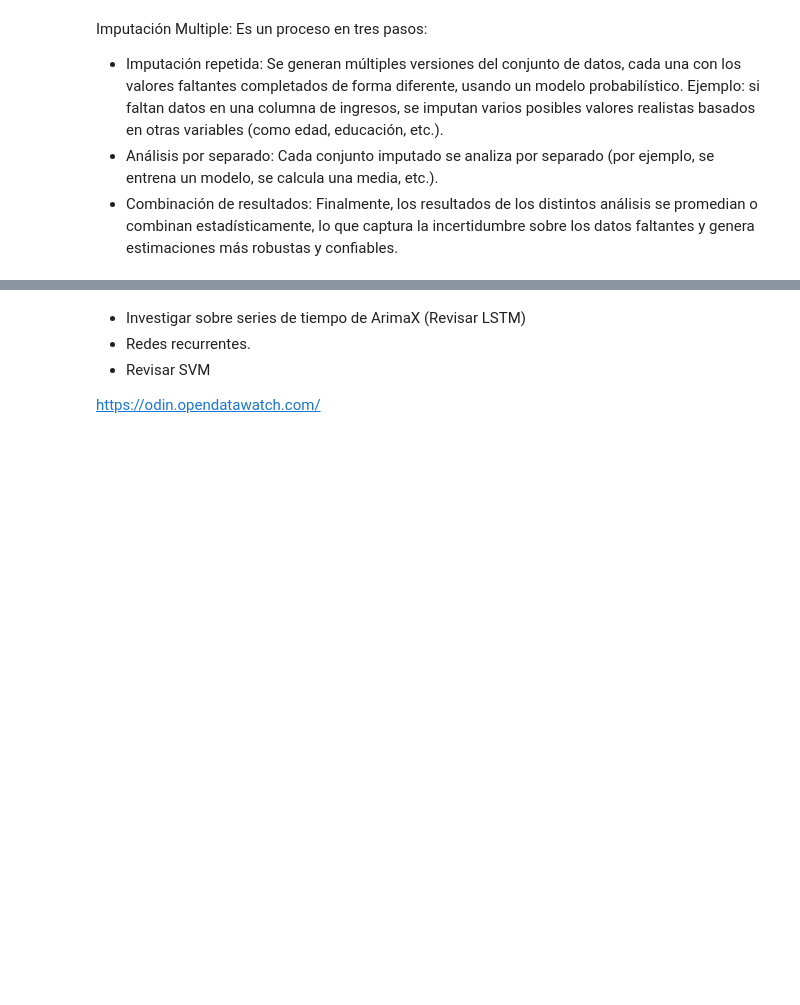
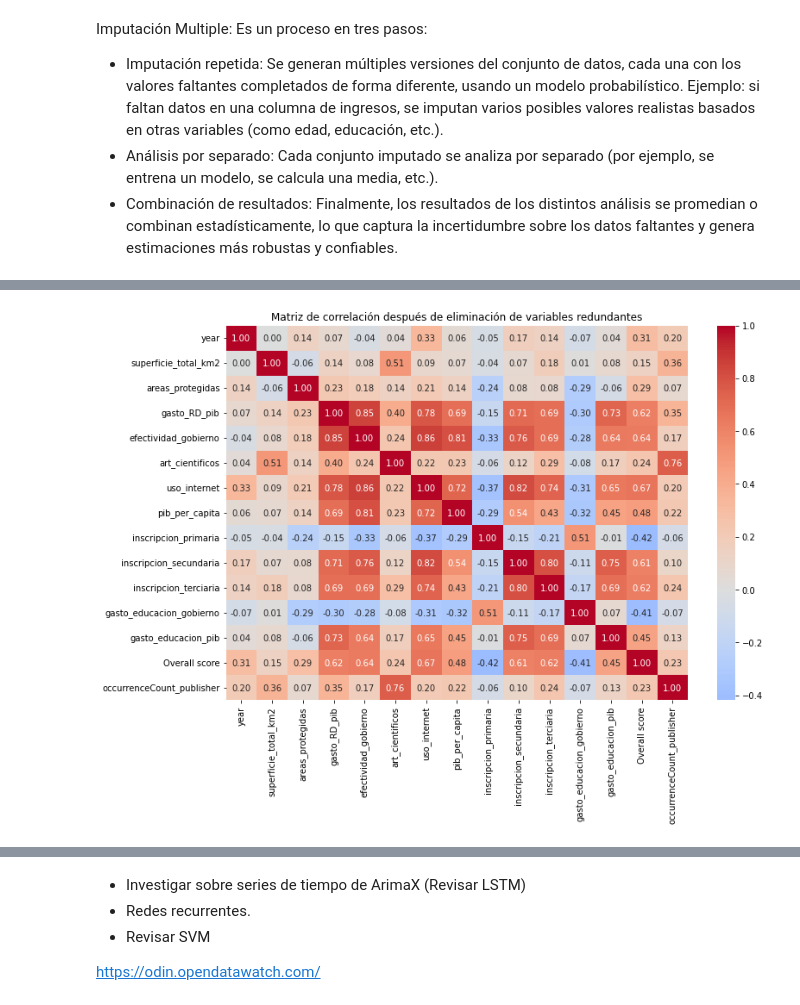
Before and after one commit to rortizgeo/Maestria_CD_Proyecto-Aplicado, a Jupyter notebook: PA_dataAnalysis.ipynb, the cells around one changed output, grey strips where cells are left out. Saved outputs shown, nothing was run; the diff lists cells and outputs as text; code cells hidden in the pictures; blank space fills up the shorter version.

Commit message:
Ajustes de correlación

```diff
--- a/PA_dataAnalysis.ipynb
+++ b/PA_dataAnalysis.ipynb
@@ -1632,0 +1646,26 @@ plt.show()
+# %%
+
+
+# 1. Variables a eliminar según el análisis
+vars_to_drop = [
+    "Coverage subscore",
+    "Openness subscore",
+    "investigadores_RD",
+    "tecnicos_RD",
+    "area_selvatica_km2",
+    "occurrenceCount"
+]
+
+# 2. Crear un nuevo dataframe sin esas variables
+imputed_df_reduced = imputed_df.drop(columns=vars_to_drop, errors="ignore")
+
+# 3. Calcular matriz de correlación
+corr_matrix = imputed_df_reduced.corr()
+
+# 4. Graficar heatmap
+plt.figure(figsize=(12, 8))
+sns.heatmap(corr_matrix, annot=True, cmap="coolwarm", center=0, fmt=".2f")
+plt.title("Matriz de correlación después de eliminación de variables redundantes")
+plt.show()
+# %% [output]
+[figure, added]
```
Also changed, not shown: parts of 8 cells of this notebook.
